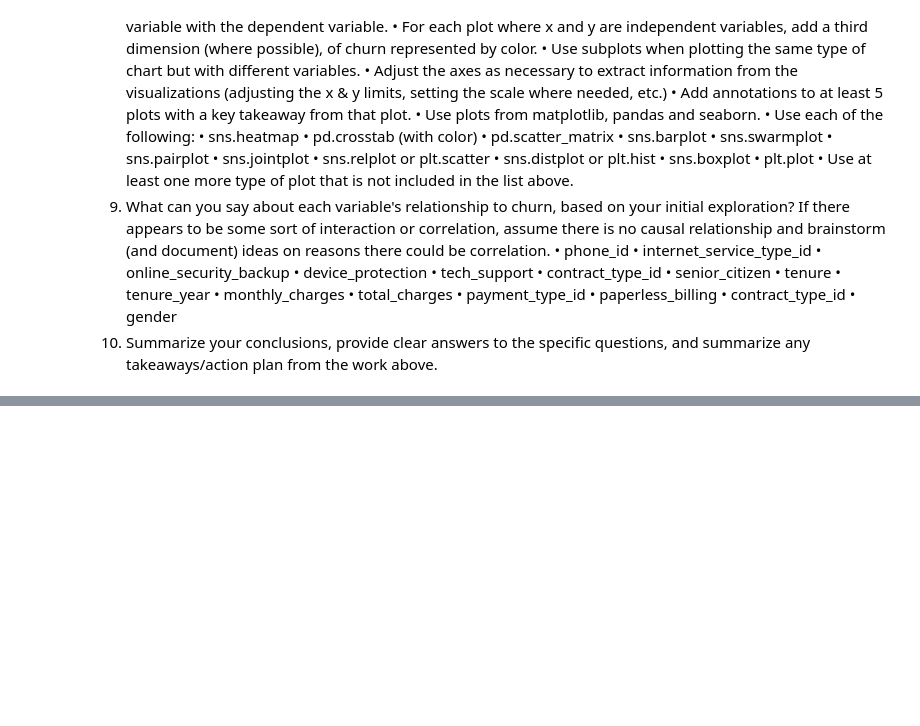
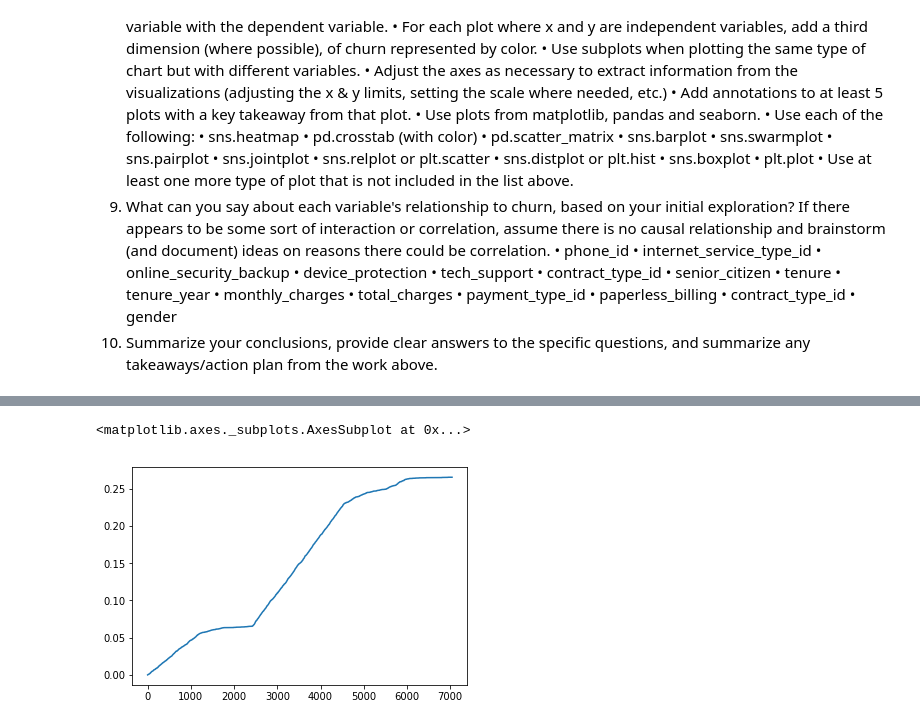
Before and after one commit to jess-katy/classification_project, a Jupyter notebook: Classification_Proj_Jess_Katy_MASTER.ipynb, the cells around one changed output, grey strips where cells are left out. Drawn from its saved outputs; the diff is of its cells as text; code cells hidden in the pictures; blank space fills up the shorter version.

```diff
--- a/Classification_Proj_Jess_Katy_MASTER.ipynb
+++ b/Classification_Proj_Jess_Katy_MASTER.ipynb
@@ -660,0 +689,2 @@ import scipy as sp import numpy as np sp.stats.ttest_ind(df.dropna()[train_df['c
+# %%
+df['cumsum_churn'] = df.churn.cumsum()
@@ -660,0 +700,2 @@ import scipy as sp import numpy as np sp.stats.ttest_ind(df.dropna()[train_df['c
+# %%
+df['rate_churn'] = df.cumsum_churn/df.churn.count()
@@ -660,0 +716,5 @@ import scipy as sp import numpy as np sp.stats.ttest_ind(df.dropna()[train_df['c
+# %%
+df.rate_churn.plot()
+# %% [output]
+<matplotlib.axes._subplots.AxesSubplot at 0x...>
+[figure, added]
```
Also changed, not shown: parts of 117 cells of this notebook.
